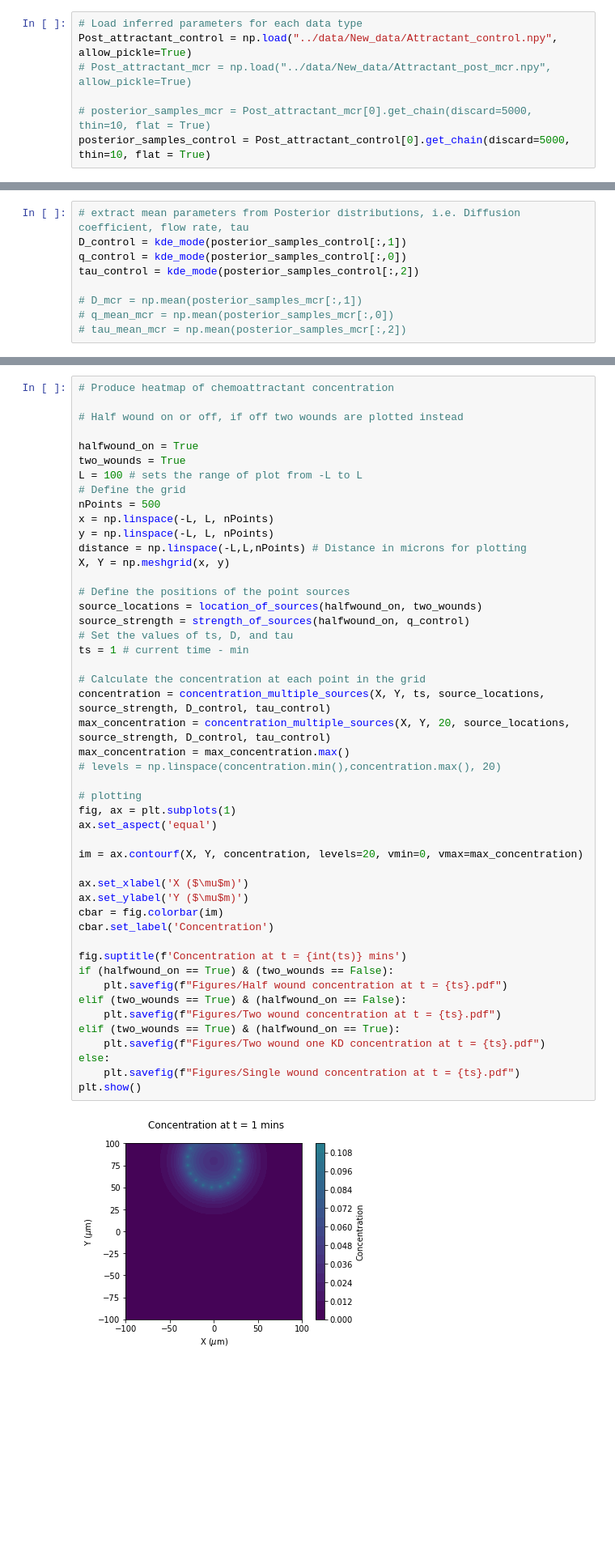
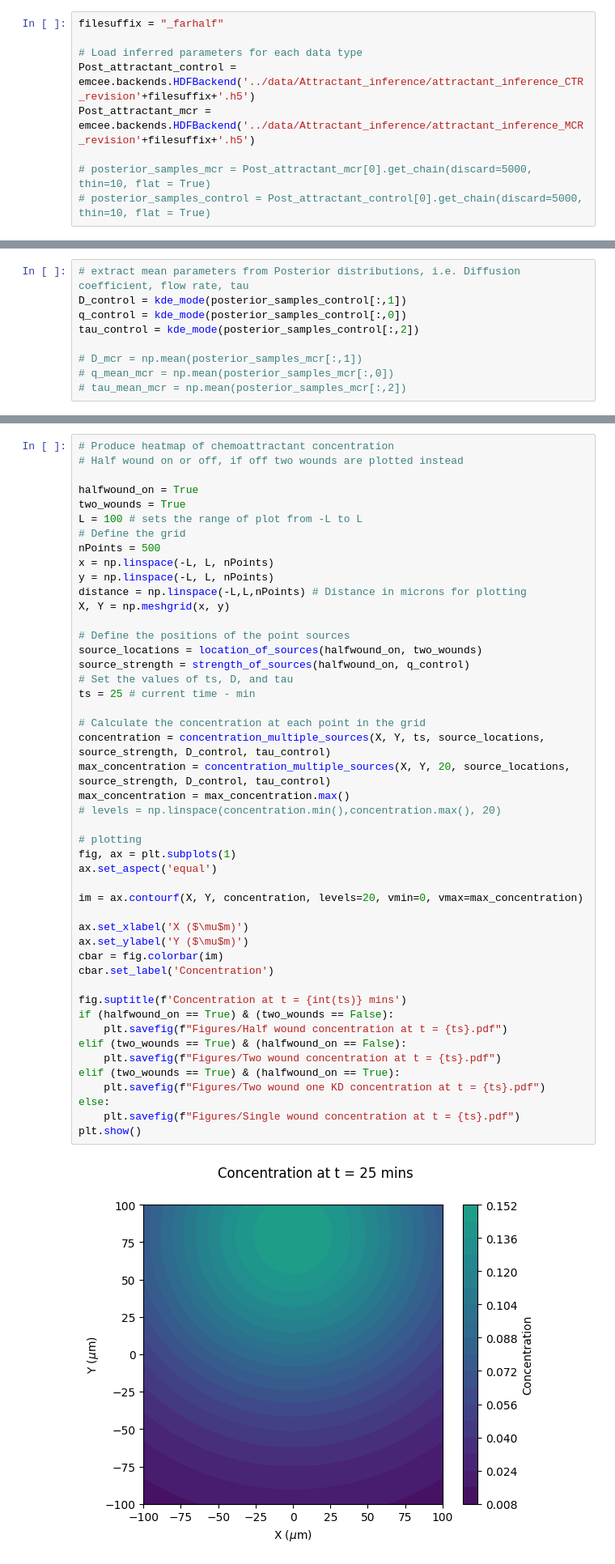
Before and after one commit to Schumacher-group/ImmuneCellMigrationAnalysis, a Jupyter notebook: Notebooks/Diffusion Plots.ipynb, the cells around one changed output, grey strips where cells are left out. Shown at 81% size. Cells and saved outputs as stored; diff of their text form; blank space fills up the shorter version.

```diff
--- a/Notebooks/Diffusion Plots.ipynb
+++ b/Notebooks/Diffusion Plots.ipynb
@@ -14,11 +15,13 @@ import random
 #from Utilities.plotting import plot_find_wound_location,plotxy_space_bins,plotxy_time_bins,observed_bias_plotting
 # %%
+filesuffix = "_farhalf"
+
 # Load inferred parameters for each data type
-Post_attractant_control = np.load("../data/New_data/Attractant_control.npy", allow_pickle=True)
-# Post_attractant_mcr = np.load("../data/New_data/Attractant_post_mcr.npy", allow_pickle=True)
+Post_attractant_control = emcee.backends.HDFBackend('../data/Attractant_inference/attractant_inference_CTR_revision'+filesuffix+'.h5')
+Post_attractant_mcr = emcee.backends.HDFBackend('../data/Attractant_inference/attractant_inference_MCR_revision'+filesuffix+'.h5')
 
 # posterior_samples_mcr = Post_attractant_mcr[0].get_chain(discard=5000, thin=10, flat = True)
-posterior_samples_control = Post_attractant_control[0].get_chain(discard=5000, thin=10, flat = True)
+# posterior_samples_control = Post_attractant_control[0].get_chain(discard=5000, thin=10, flat = True)
 # %%
 # Multiple wound function, using the Exponential Integral
 def concentration_multiple_sources(x, y, ts, source_locations, q,D, tau):
@@ -93,6 +112,5 @@ D_control, q_control, tau_control
 # %%
 # Produce heatmap of chemoattractant concentration
-
 # Half wound on or off, if off two wounds are plotted instead
 
 halfwound_on = True
@@ -109,37 +127,37 @@ X, Y = np.meshgrid(x, y)
 source_locations = location_of_sources(halfwound_on, two_wounds)
 source_strength = strength_of_sources(halfwound_on, q_control)
 # Set the values of ts, D, and tau
-ts = 1 # current time - min
+ts = 25 # current time - min
 
 # Calculate the concentration at each point in the grid
 concentration = concentration_multiple_sources(X, Y, ts, source_locations, source_strength, D_control, tau_control)
 max_concentration = concentration_multiple_sources(X, Y, 20, source_locations, source_strength, D_control, tau_control)
 max_concentration = max_concentration.max()
 # levels = np.linspace(concentration.min(),concentration.max(), 20)
 
 # plotting
 fig, ax = plt.subplots(1)
 ax.set_aspect('equal')
 
 im = ax.contourf(X, Y, concentration, levels=20, vmin=0, vmax=max_concentration)
 
 ax.set_xlabel('X ($\mu$m)')
 ax.set_ylabel('Y ($\mu$m)')
 cbar = fig.colorbar(im)
 cbar.set_label('Concentration')
 
 fig.suptitle(f'Concentration at t = {int(ts)} mins')
 if (halfwound_on == True) & (two_wounds == False):
     plt.savefig(f"Figures/Half wound concentration at t = {ts}.pdf")
 elif (two_wounds == True) & (halfwound_on == False):
     plt.savefig(f"Figures/Two wound concentration at t = {ts}.pdf")
 elif (two_wounds == True) & (halfwound_on == True):
     plt.savefig(f"Figures/Two wound one KD concentration at t = {ts}.pdf")
 else:
     plt.savefig(f"Figures/Single wound concentration at t = {ts}.pdf")
 plt.show()
 # %% [output]
-[figure, old version]
+[figure, new version]
 # %%
 max_concentration
 # %% [output]
```
Also changed, not shown: parts of 7 cells of this notebook, 7 other files.
